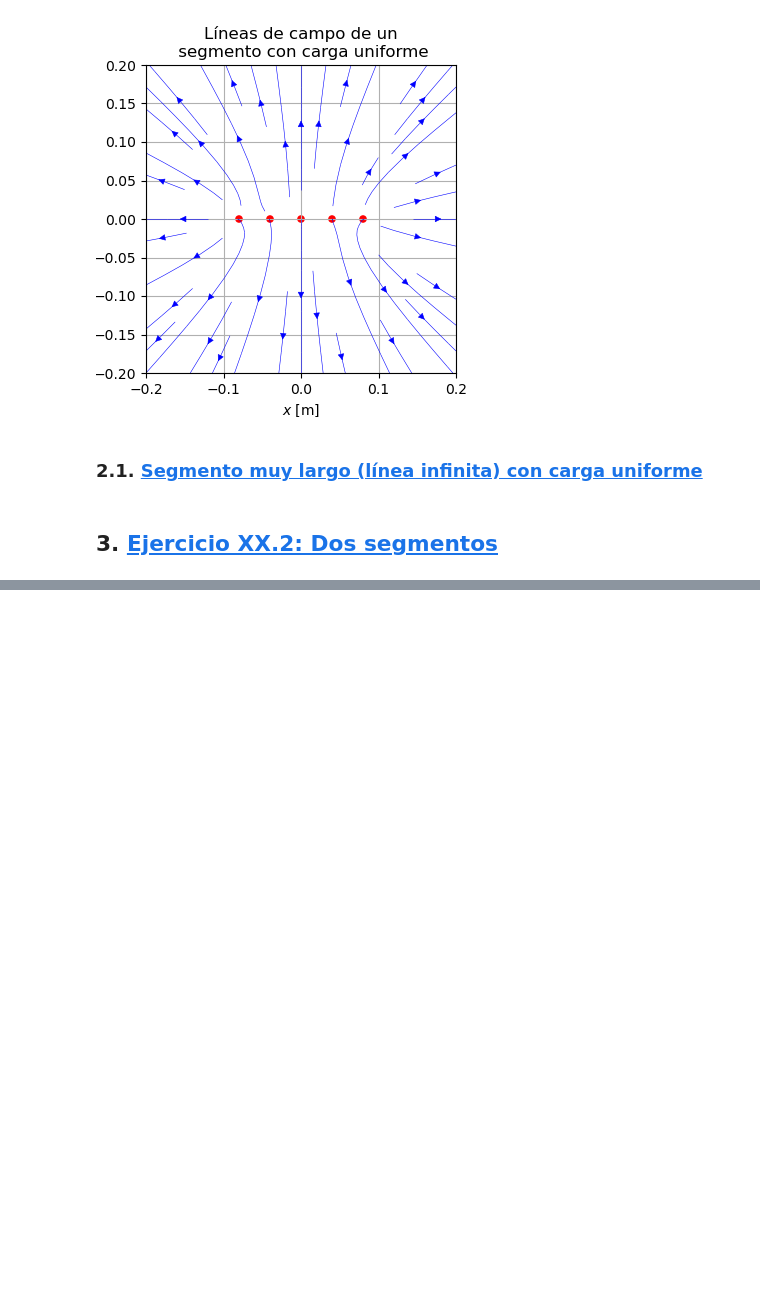
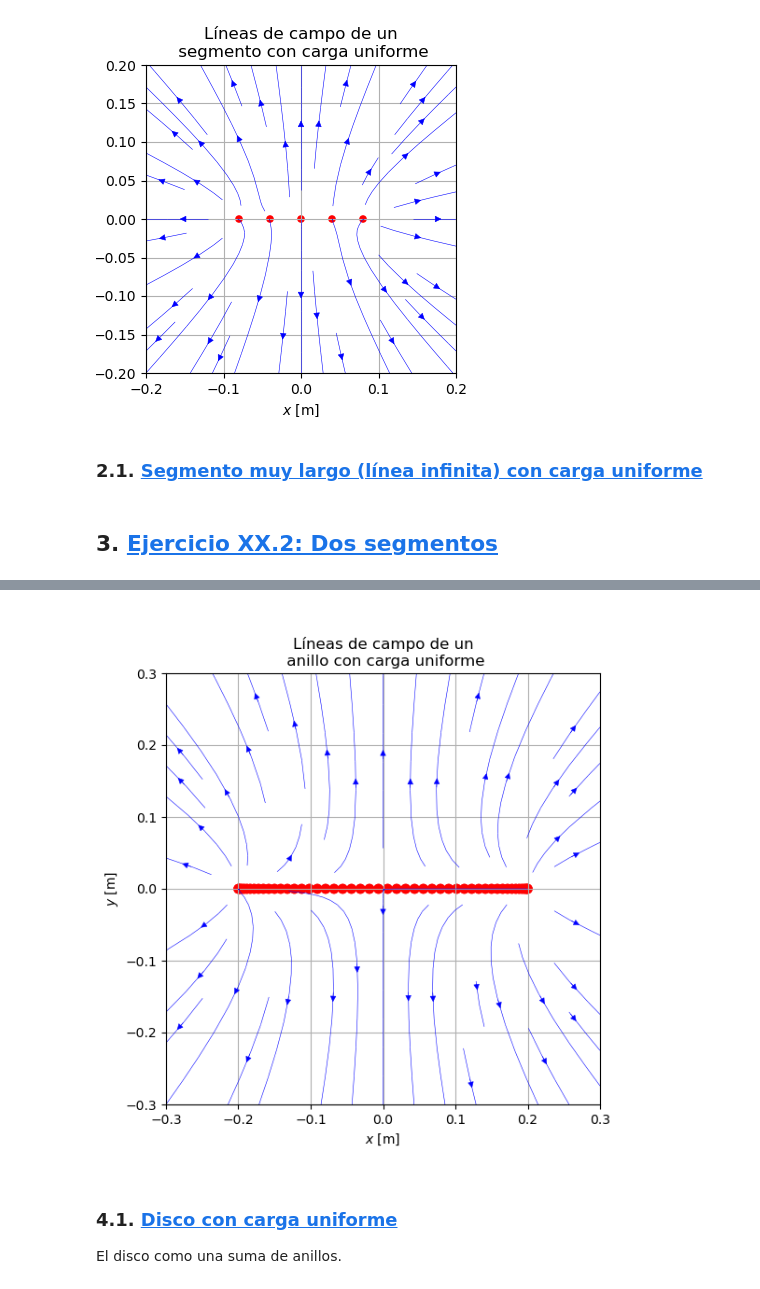
Before and after one commit to epplugins/UTN, a Jupyter notebook: electromagnetismo/em02_distribuciones_continuas.ipynb, the cells around one changed output, grey strips where cells are left out. Saved outputs shown, nothing was run; the diff lists cells and outputs as text; code cells hidden in the pictures; blank space fills up the shorter version.

```diff
--- a/electromagnetismo/em02_distribuciones_continuas.ipynb
+++ b/electromagnetismo/em02_distribuciones_continuas.ipynb
@@ -181,0 +217,17 @@ em.plotEf(E, Q, dx=0.2, density=0.5, title='Líneas de campo de un\n segmento co
+# %%
+# Para ver las líneas sobre el plano $ik$, hacemos trampa y
+# escribimos el anillo en el plano $ik$ y graficamos la líneas
+# en el plano $ij$.
+
+Qr = []
+for i in np.arange(N):
+    Qr = Qr + [[dq, R*np.cos(t0+i*dt), 0, R*np.sin(t0+i*dt)]]
+
+em.plotEf(E, Qr, dx=0.3, density=0.5, title='Líneas de campo de un\n anillo con carga uniforme',
+          figsize=(6,6))
+# %% [output]
+[figure, added]
+# %% [markdown]
+### 4.1. <a id='toc4_1_'></a>[Disco con carga uniforme](#toc0_)
+
+El disco como una suma de anillos.
```
Also changed, not shown: parts of 14 cells of this notebook, 1 other file.
